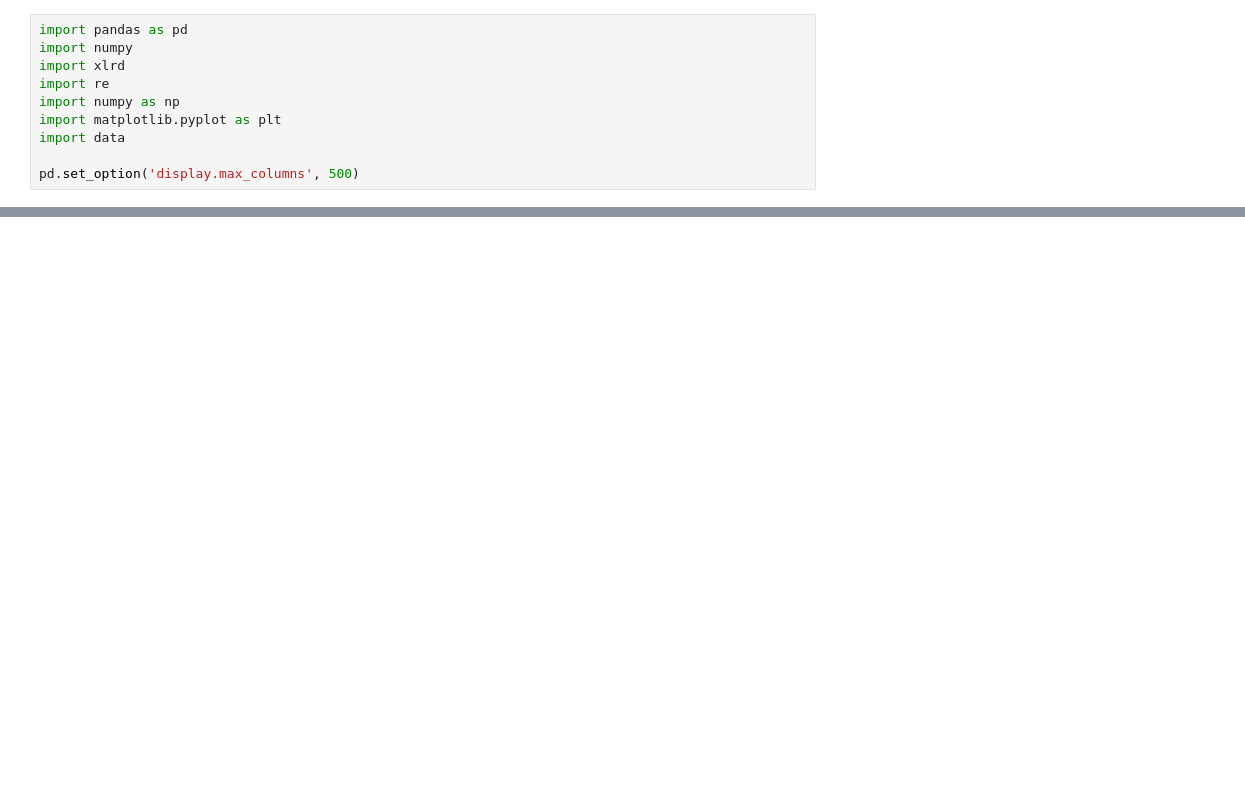
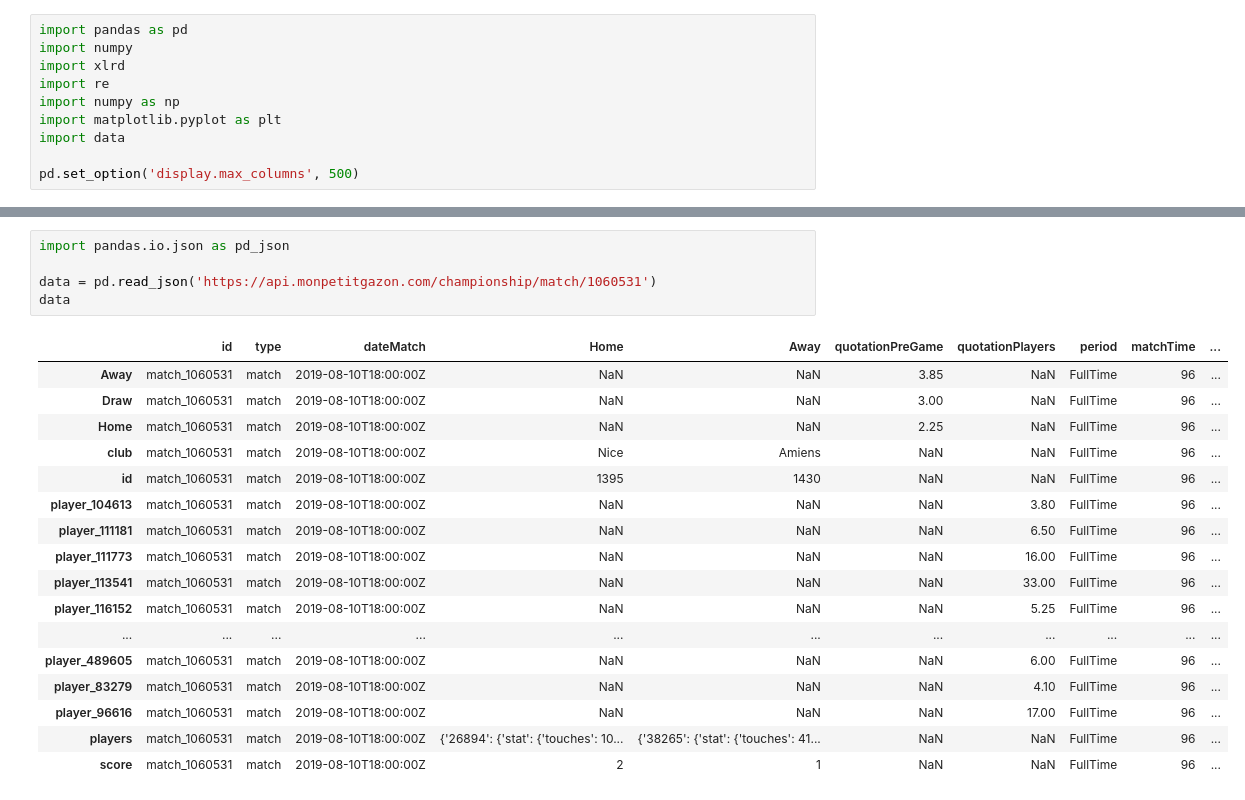
Before and after one commit to CDORID/MPG, a Jupyter notebook: MPG.ipynb, the cells around one changed output, grey strips where cells are left out. Cells and saved outputs as stored; diff of their text form; blank space fills up the shorter version.

Commit message:
Getting some datas

```diff
--- a/MPG.ipynb
+++ b/MPG.ipynb
@@ -156,0 +110,23 @@ _____
+# %%
+import pandas.io.json as pd_json
+
+data = pd.read_json('https://api.monpetitgazon.com/championship/match/1060531')
+data
+# %% [output]
+|  | id | type | dateMatch | Home | Away | quotationPreGame | quotationPlayers | period | matchTime | ... |
+| Away | match_1060531 | match | 2019-08-10T18:00:00Z | NaN | NaN | 3.85 | NaN | FullTime | 96 | ... |
+| Draw | match_1060531 | match | 2019-08-10T18:00:00Z | NaN | NaN | 3.00 | NaN | FullTime | 96 | ... |
+| Home | match_1060531 | match | 2019-08-10T18:00:00Z | NaN | NaN | 2.25 | NaN | FullTime | 96 | ... |
+| club | match_1060531 | match | 2019-08-10T18:00:00Z | Nice | Amiens | NaN | NaN | FullTime | 96 | ... |
+| id | match_1060531 | match | 2019-08-10T18:00:00Z | 1395 | 1430 | NaN | NaN | FullTime | 96 | ... |
+| player_104613 | match_1060531 | match | 2019-08-10T18:00:00Z | NaN | NaN | NaN | 3.80 | FullTime | 96 | ... |
+| player_111181 | match_1060531 | match | 2019-08-10T18:00:00Z | NaN | NaN | NaN | 6.50 | FullTime | 96 | ... |
+| player_111773 | match_1060531 | match | 2019-08-10T18:00:00Z | NaN | NaN | NaN | 16.00 | FullTime | 96 | ... |
+| player_113541 | match_1060531 | match | 2019-08-10T18:00:00Z | NaN | NaN | NaN | 33.00 | FullTime | 96 | ... |
+| player_116152 | match_1060531 | match | 2019-08-10T18:00:00Z | NaN | NaN | NaN | 5.25 | FullTime | 96 | ... |
+| ... | ... | ... | ... | ... | ... | ... | ... | ... | ... | ... |
+| player_489605 | match_1060531 | match | 2019-08-10T18:00:00Z | NaN | NaN | NaN | 6.00 | FullTime | 96 | ... |
+| player_83279 | match_1060531 | match | 2019-08-10T18:00:00Z | NaN | NaN | NaN | 4.10 | FullTime | 96 | ... |
+| player_96616 | match_1060531 | match | 2019-08-10T18:00:00Z | NaN | NaN | NaN | 17.00 | FullTime | 96 | ... |
+| players | match_1060531 | match | 2019-08-10T18:00:00Z | {'26894': {'stat': {'touches': 10... | {'38265': {'stat': {'touches': 41... | NaN | NaN | FullTime | 96 | ... |
+| score | match_1060531 | match | 2019-08-10T18:00:00Z | 2 | 1 | NaN | NaN | FullTime | 96 | ... |
```
Also changed, not shown: parts of 18 cells of this notebook, 4 other files.
